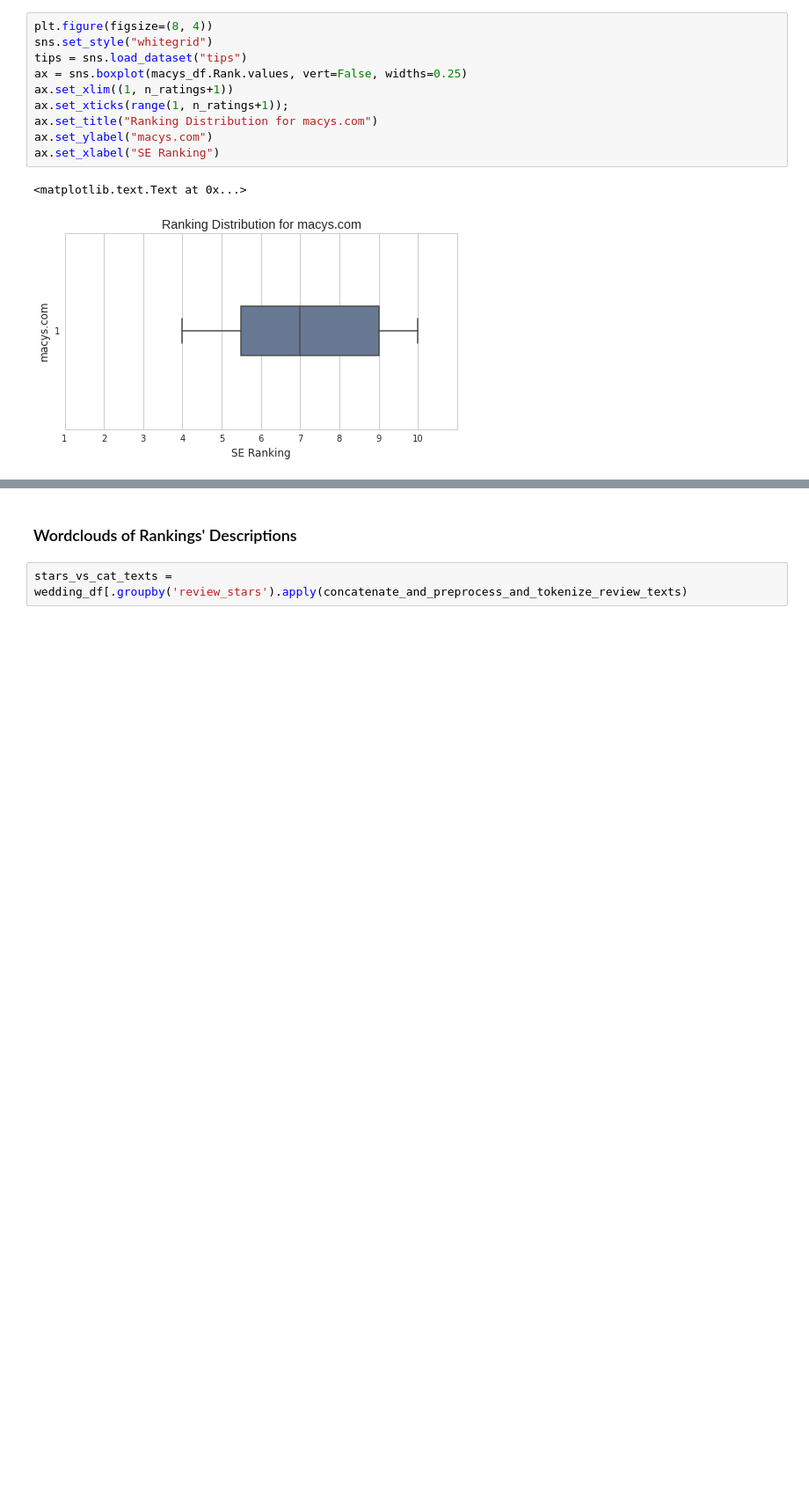
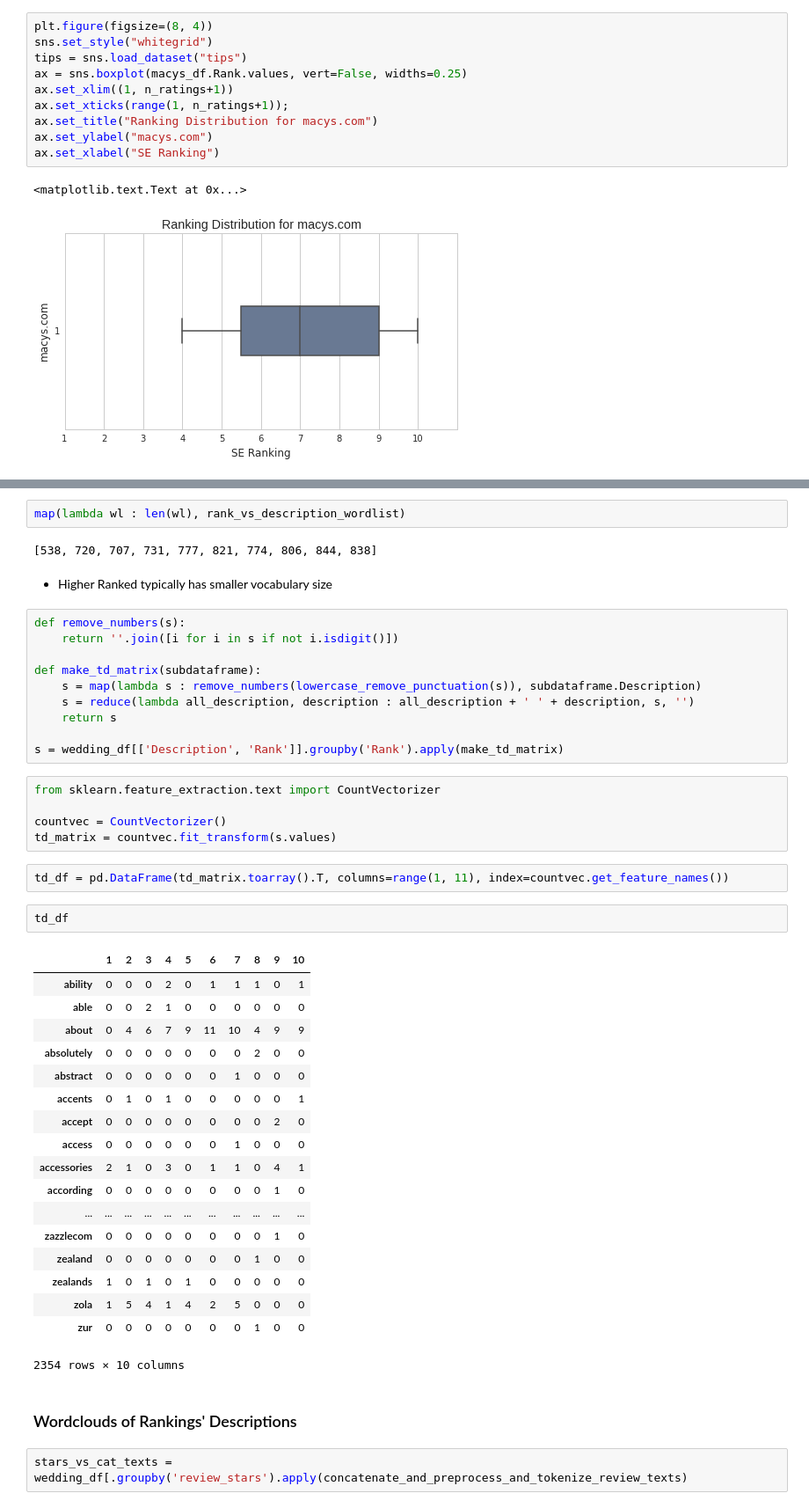
Before and after one commit to kevin11h/macys, a Jupyter notebook: Wedding Keyword SEO.ipynb, the cells around one changed output, grey strips where cells are left out. Shown at 88% size. Cells and saved outputs as stored; diff of their text form; blank space fills up the shorter version.

Commit message:
studying descriptions vs rankings

```diff
--- a/Wedding Keyword SEO.ipynb
+++ b/Wedding Keyword SEO.ipynb
@@ -184,3 +236,47 @@ dtype: object
+# %%
+map(lambda wl : len(wl), rank_vs_description_wordlist)
+# %% [output]
+[538, 720, 707, 731, 777, 821, 774, 806, 844, 838]
+# %% [markdown]
+* Higher Ranked typically has smaller vocabulary size
+# %%
+def remove_numbers(s):
+    return ''.join([i for i in s if not i.isdigit()])
+
+def make_td_matrix(subdataframe):
+    s = map(lambda s : remove_numbers(lowercase_remove_punctuation(s)), subdataframe.Description)
+    s = reduce(lambda all_description, description : all_description + ' ' + description, s, '')
+    return s
+
+s = wedding_df[['Description', 'Rank']].groupby('Rank').apply(make_td_matrix)
+# %%
+from sklearn.feature_extraction.text import CountVectorizer
+
+countvec = CountVectorizer()
+td_matrix = countvec.fit_transform(s.values)
+# %%
+td_df = pd.DataFrame(td_matrix.toarray().T, columns=range(1, 11), index=countvec.get_feature_names())
+# %%
+td_df
+# %% [output]
+|  | 1 | 2 | 3 | 4 | 5 | 6 | 7 | 8 | 9 | 10 |
+| ability | 0 | 0 | 0 | 2 | 0 | 1 | 1 | 1 | 0 | 1 |
+| able | 0 | 0 | 2 | 1 | 0 | 0 | 0 | 0 | 0 | 0 |
+| about | 0 | 4 | 6 | 7 | 9 | 11 | 10 | 4 | 9 | 9 |
+| absolutely | 0 | 0 | 0 | 0 | 0 | 0 | 0 | 2 | 0 | 0 |
+| abstract | 0 | 0 | 0 | 0 | 0 | 0 | 1 | 0 | 0 | 0 |
+| accents | 0 | 1 | 0 | 1 | 0 | 0 | 0 | 0 | 0 | 1 |
+| accept | 0 | 0 | 0 | 0 | 0 | 0 | 0 | 0 | 2 | 0 |
+| access | 0 | 0 | 0 | 0 | 0 | 0 | 1 | 0 | 0 | 0 |
+| accessories | 2 | 1 | 0 | 3 | 0 | 1 | 1 | 0 | 4 | 1 |
+| according | 0 | 0 | 0 | 0 | 0 | 0 | 0 | 0 | 1 | 0 |
+| ... | ... | ... | ... | ... | ... | ... | ... | ... | ... | ... |
+| zazzlecom | 0 | 0 | 0 | 0 | 0 | 0 | 0 | 0 | 1 | 0 |
+| zealand | 0 | 0 | 0 | 0 | 0 | 0 | 0 | 1 | 0 | 0 |
+| zealands | 1 | 0 | 1 | 0 | 1 | 0 | 0 | 0 | 0 | 0 |
+| zola | 1 | 5 | 4 | 1 | 4 | 2 | 5 | 0 | 0 | 0 |
+| zur | 0 | 0 | 0 | 0 | 0 | 0 | 0 | 1 | 0 | 0 |
+2354 rows × 10 columns
 # %% [markdown]
 ### Wordclouds of Rankings' Descriptions
 # %%
```
Also changed, not shown: parts of 15 cells of this notebook.
